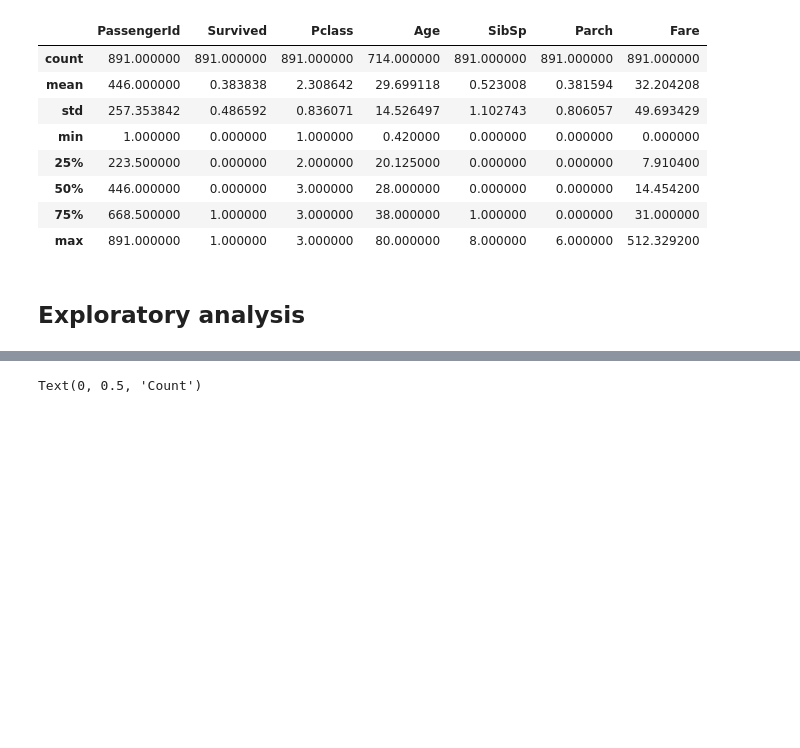
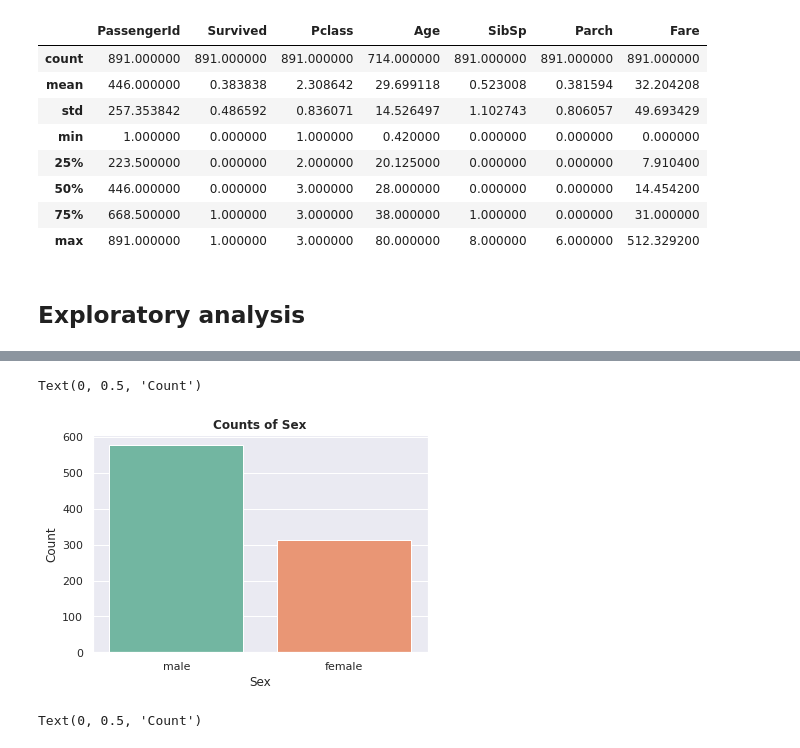
Before and after one commit to flayner2/titanic-survivors, a Jupyter notebook: titanic.ipynb, the cells around one changed output, grey strips where cells are left out. Saved outputs shown, nothing was run; the diff lists cells and outputs as text; code cells hidden in the pictures; blank space fills up the shorter version.

```diff
--- a/titanic.ipynb
+++ b/titanic.ipynb
@@ -71 +79,8 @@ training_data.describe()
+# %%
+sns.countplot(data=training_data, x='Sex', palette='Set2')
+plt.title('Counts of Sex', weight='bold')
+plt.ylabel('Count')
+# %% [output]
+Text(0, 0.5, 'Count')
+[figure, added]
 # %%
```
Also changed, not shown: parts of 5 cells of this notebook.
